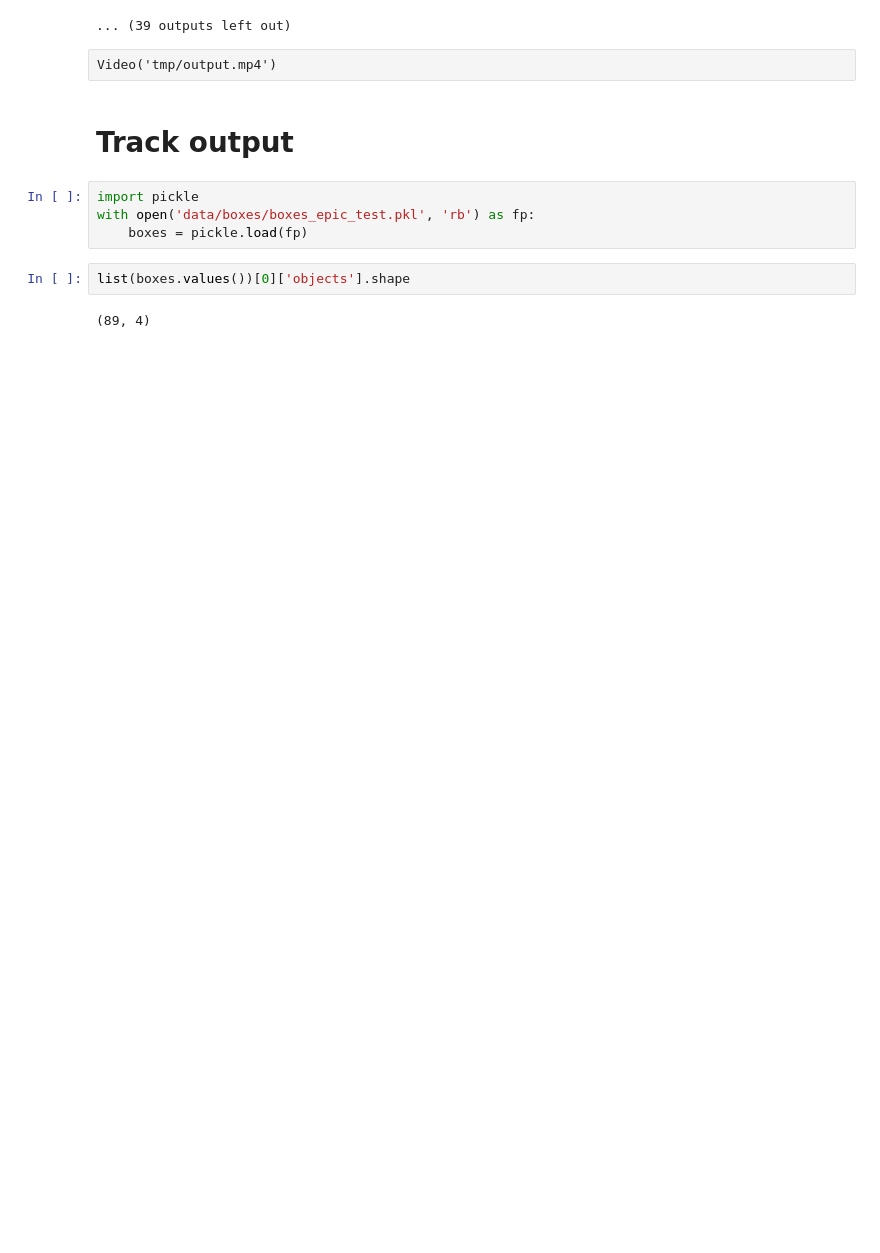
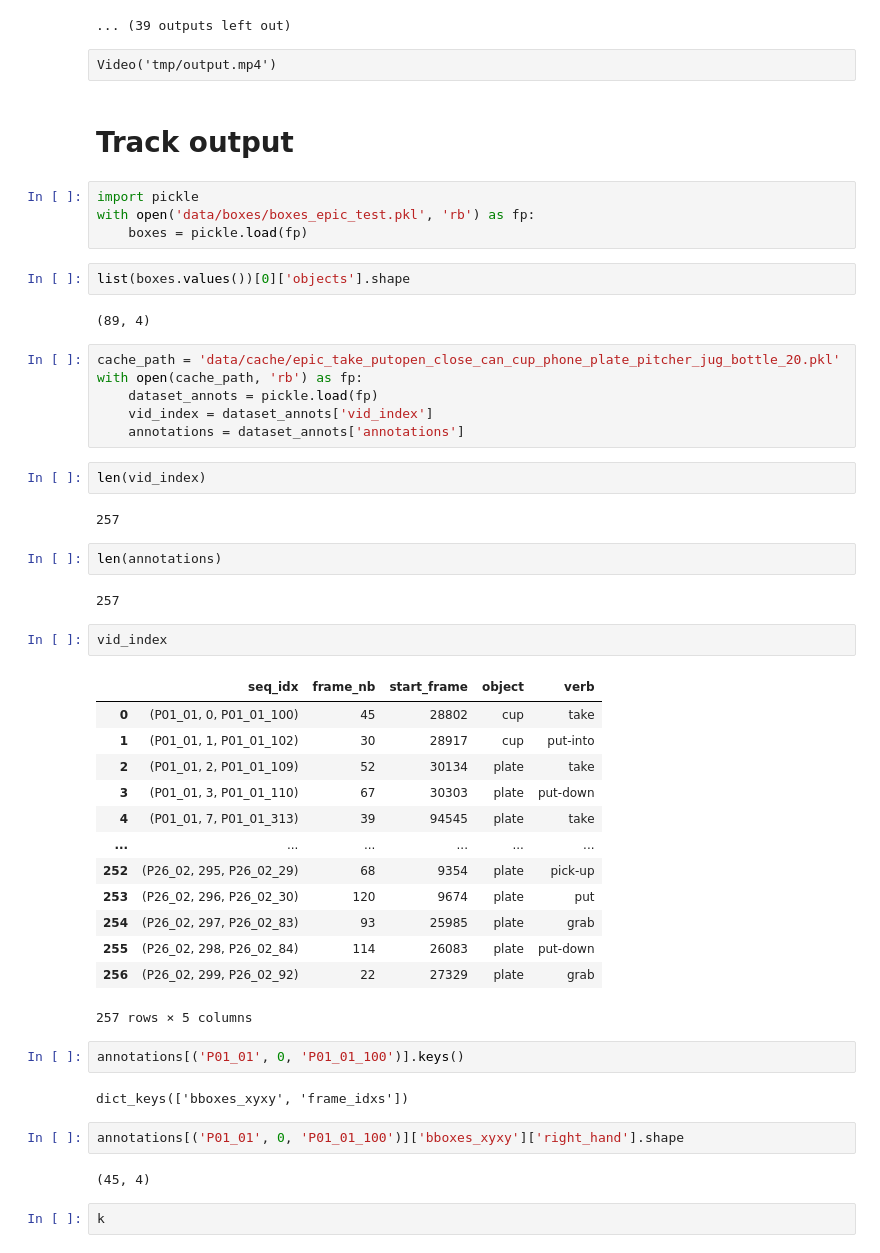
Before and after one commit to ktw361/homan, a Jupyter notebook: EPIC.ipynb, the cells around one changed output. Drawn from its saved outputs; the diff is of its cells as text; blank space fills up the shorter version.

```diff
--- a/EPIC.ipynb
+++ b/EPIC.ipynb
@@ -164,3 +164,43 @@ with open('data/boxes/boxes_epic_test.pkl', 'rb') as fp:
 list(boxes.values())[0]['objects'].shape
 # %% [output]
 (89, 4)
+# %%
+cache_path = 'data/cache/epic_take_putopen_close_can_cup_phone_plate_pitcher_jug_bottle_20.pkl'
+with open(cache_path, 'rb') as fp:
+    dataset_annots = pickle.load(fp)
+    vid_index = dataset_annots['vid_index']
+    annotations = dataset_annots['annotations']
+# %%
+len(vid_index)
+# %% [output]
+257
+# %%
+len(annotations)
+# %% [output]
+257
+# %%
+vid_index
+# %% [output]
+|  | seq_idx | frame_nb | start_frame | object | verb |
+| 0 | (P01_01, 0, P01_01_100) | 45 | 28802 | cup | take |
+| 1 | (P01_01, 1, P01_01_102) | 30 | 28917 | cup | put-into |
+| 2 | (P01_01, 2, P01_01_109) | 52 | 30134 | plate | take |
+| 3 | (P01_01, 3, P01_01_110) | 67 | 30303 | plate | put-down |
+| 4 | (P01_01, 7, P01_01_313) | 39 | 94545 | plate | take |
+| ... | ... | ... | ... | ... | ... |
+| 252 | (P26_02, 295, P26_02_29) | 68 | 9354 | plate | pick-up |
+| 253 | (P26_02, 296, P26_02_30) | 120 | 9674 | plate | put |
+| 254 | (P26_02, 297, P26_02_83) | 93 | 25985 | plate | grab |
+| 255 | (P26_02, 298, P26_02_84) | 114 | 26083 | plate | put-down |
+| 256 | (P26_02, 299, P26_02_92) | 22 | 27329 | plate | grab |
+257 rows × 5 columns
+# %%
+annotations[('P01_01', 0, 'P01_01_100')].keys()
+# %% [output]
+dict_keys(['bboxes_xyxy', 'frame_idxs'])
+# %%
+annotations[('P01_01', 0, 'P01_01_100')]['bboxes_xyxy']['right_hand'].shape
+# %% [output]
+(45, 4)
+# %%
+k
```
Also changed, not shown: 3 other files.
